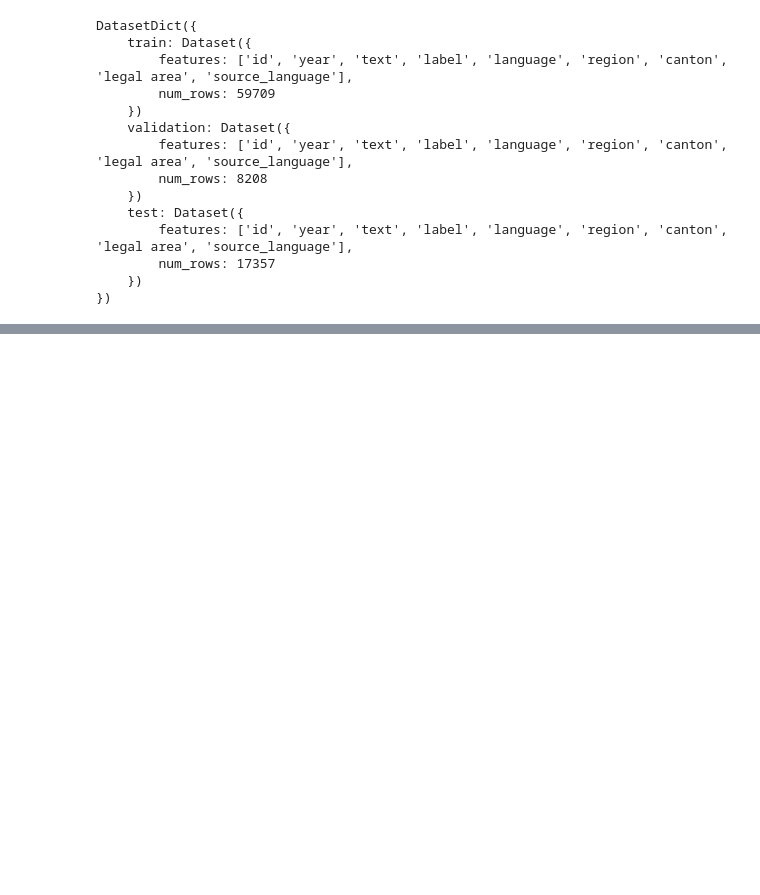
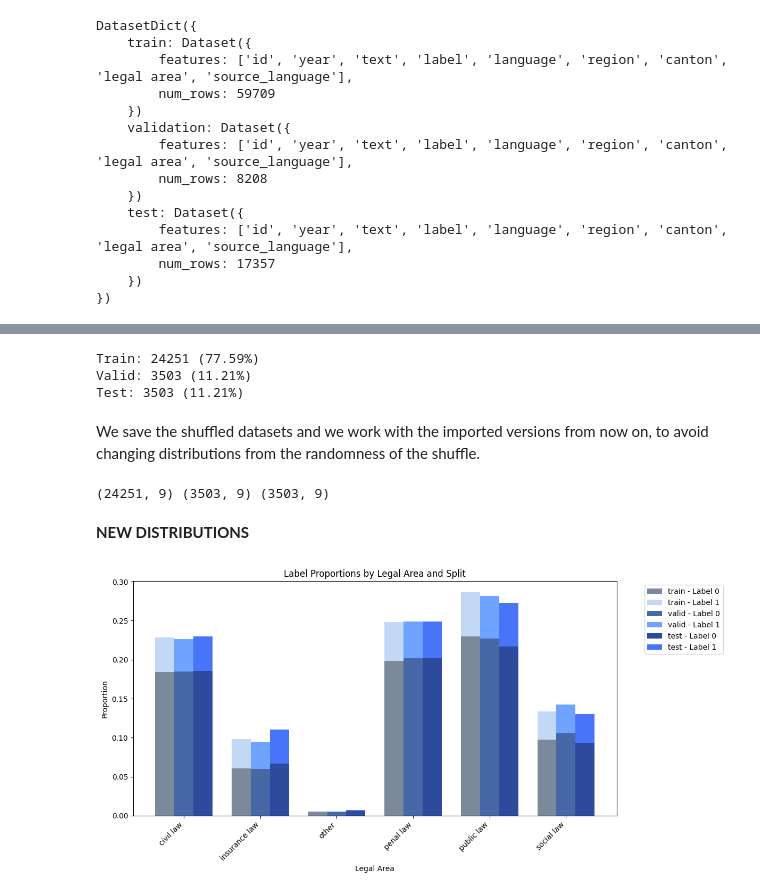
Before and after one commit to pablo-fdz/adv_nlp_final_assessment, a Jupyter notebook: dataset_exploration.ipynb, the cells around one changed output, grey strips where cells are left out. Saved outputs shown, nothing was run; the diff lists cells and outputs as text; code cells hidden in the pictures; blank space fills up the shorter version.

```diff
--- a/dataset_exploration.ipynb
+++ b/dataset_exploration.ipynb
@@ -284,0 +240,45 @@ pprint(pubhealth['test'][0])
+# %%
+n_train, n_valid, n_test = train_filtered.shape[0], valid_filtered.shape[0], valid_filtered.shape[0]
+n_total = n_train + n_valid + n_test
+p_train, p_valid, p_test = n_train / n_total, n_valid / n_total, n_test / n_total
+print(f"Train: {n_train} ({p_train:.2%})\nValid: {n_valid} ({p_valid:.2%})\nTest: {n_test} ({p_test:.2%})")
+# %% [output]
+Train: 24251 (77.59%)
+Valid: 3503 (11.21%)
+Test: 3503 (11.21%)
+# %% [markdown]
+We save the shuffled datasets and we work with the imported versions from now on, to avoid changing distributions from the randomness of the shuffle.
+# %%
+# # # COMBINING ALL THE SPLITS
+# df = pl.concat([pl.DataFrame(train), pl.DataFrame(valid), pl.DataFrame(test)]) # dictionaries from before
+
+# # SHUFFLING
+# df = df.sample(fraction=1.0, with_replacement=False, shuffle=True, seed=42)
+# df_filtered = df.filter(pl.col('language') != 'de')
+
+# # SPLITTING
+# train_df = df_filtered[:n_train]
+# valid_df = df_filtered[n_train:n_train + n_valid]
+# test_df  = df_filtered[n_train + n_valid:n_total]
+
+# # SAVE FILES
+# os.makedirs('data', exist_ok=True)
+
+# train_df.write_parquet('data/swiss_judgment_prediction_train.parquet')
+# valid_df.write_parquet('data/swiss_judgment_prediction_valid.parquet')
+# test_df.write_parquet('data/swiss_judgment_prediction_test.parquet')
+
+# IMPORT AGAIN
+train_df = pl.read_parquet('data/swiss_judgment_prediction_train.parquet')
+valid_df = pl.read_parquet('data/swiss_judgment_prediction_valid.parquet')
+test_df = pl.read_parquet('data/swiss_judgment_prediction_test.parquet')
+
+print(train_df.shape, valid_df.shape, test_df.shape)
+# %% [output]
+(24251, 9) (3503, 9) (3503, 9)
+# %% [markdown]
+**NEW DISTRIBUTIONS**
+# %%
+plot_splits(train_df, valid_df, test_df, group_col="legal area")
+# %% [output]
+[figure, added]
```
Also changed, not shown: parts of 48 cells of this notebook, 3 other files.
